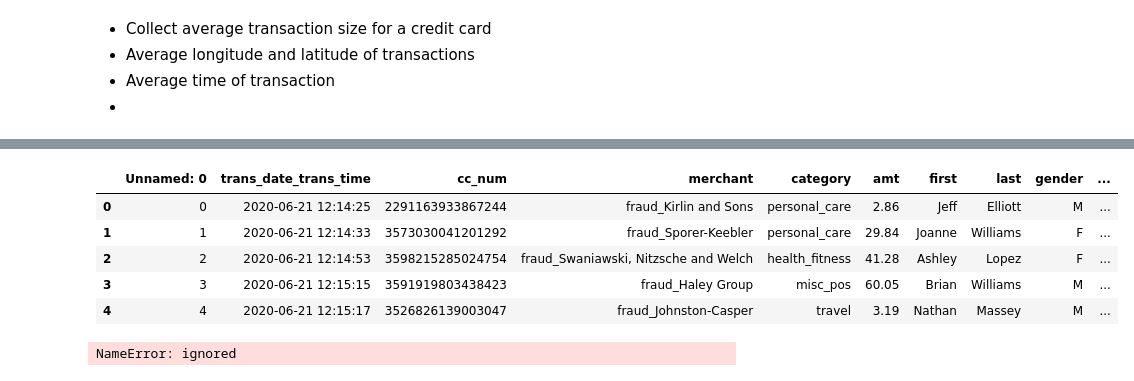
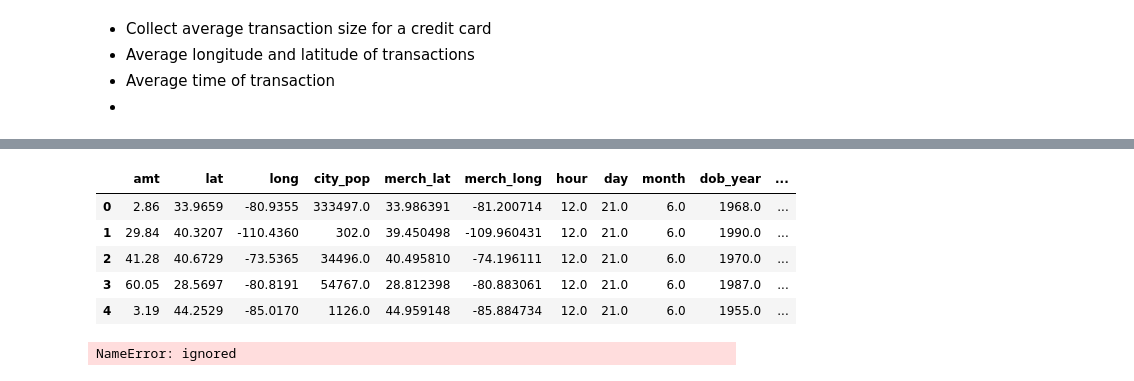
Before and after one commit to wconti27/DS4400-Final-Project-Machine-Learning-Detection-of-Credit-Card-Fraud, a Jupyter notebook: ML_Project.ipynb, the cells around one changed output, grey strips where cells are left out. Saved outputs shown, nothing was run; the diff lists cells and outputs as text; code cells hidden in the pictures.

```diff
--- a/ML_Project.ipynb
+++ b/ML_Project.ipynb
@@ -31,14 +27,14 @@ y_train = pd.read_csv(folder_location + 'y_train.csv').drop(["Unnamed: 0"], axis
 X_test = pd.read_csv(folder_location + 'X_test_agg.csv').drop(["Unnamed: 0", "is_fraud"], axis=1)
 y_test = pd.read_csv(folder_location + 'y_test.csv').drop(["Unnamed: 0"], axis=1)
 # %%
-testing.head()
+X_test.head()
 # %% [output]
-|  | Unnamed: 0 | trans_date_trans_time | cc_num | merchant | category | amt | first | last | gender | ... |
-| 0 | 0 | 2020-06-21 12:14:25 | 2291163933867244 | fraud_Kirlin and Sons | personal_care | 2.86 | Jeff | Elliott | M | ... |
-| 1 | 1 | 2020-06-21 12:14:33 | 3573030041201292 | fraud_Sporer-Keebler | personal_care | 29.84 | Joanne | Williams | F | ... |
-| 2 | 2 | 2020-06-21 12:14:53 | 3598215285024754 | fraud_Swaniawski, Nitzsche and Welch | health_fitness | 41.28 | Ashley | Lopez | F | ... |
-| 3 | 3 | 2020-06-21 12:15:15 | 3591919803438423 | fraud_Haley Group | misc_pos | 60.05 | Brian | Williams | M | ... |
-| 4 | 4 | 2020-06-21 12:15:17 | 3526826139003047 | fraud_Johnston-Casper | travel | 3.19 | Nathan | Massey | M | ... |
+|  | amt | lat | long | city_pop | merch_lat | merch_long | hour | day | month | dob_year | ... |
+| 0 | 2.86 | 33.9659 | -80.9355 | 333497.0 | 33.986391 | -81.200714 | 12.0 | 21.0 | 6.0 | 1968.0 | ... |
+| 1 | 29.84 | 40.3207 | -110.4360 | 302.0 | 39.450498 | -109.960431 | 12.0 | 21.0 | 6.0 | 1990.0 | ... |
+| 2 | 41.28 | 40.6729 | -73.5365 | 34496.0 | 40.495810 | -74.196111 | 12.0 | 21.0 | 6.0 | 1970.0 | ... |
+| 3 | 60.05 | 28.5697 | -80.8191 | 54767.0 | 28.812398 | -80.883061 | 12.0 | 21.0 | 6.0 | 1987.0 | ... |
+| 4 | 3.19 | 44.2529 | -85.0170 | 1126.0 | 44.959148 | -85.884734 | 12.0 | 21.0 | 6.0 | 1955.0 | ... |
 # %%
 # visualize the target variable - clearly our data is highly imbalanced and something must be done to fix this issue
 g = sns.countplot(testing['is_fraud'])
```
Also changed, not shown: parts of 18 cells of this notebook.
